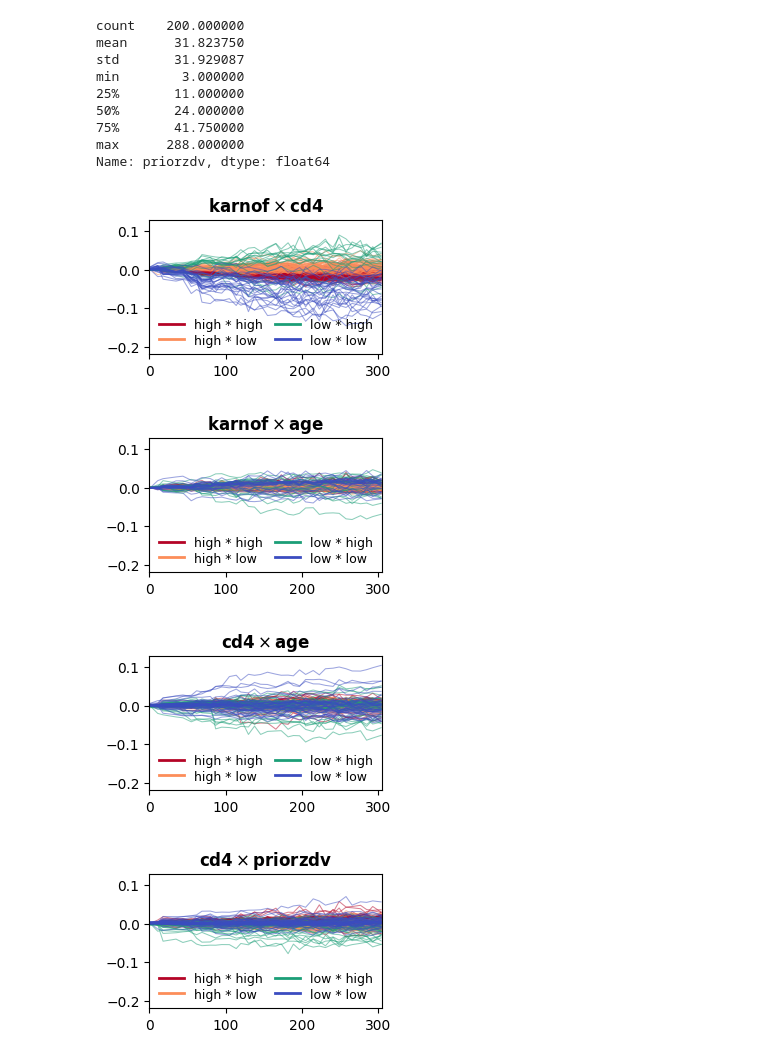
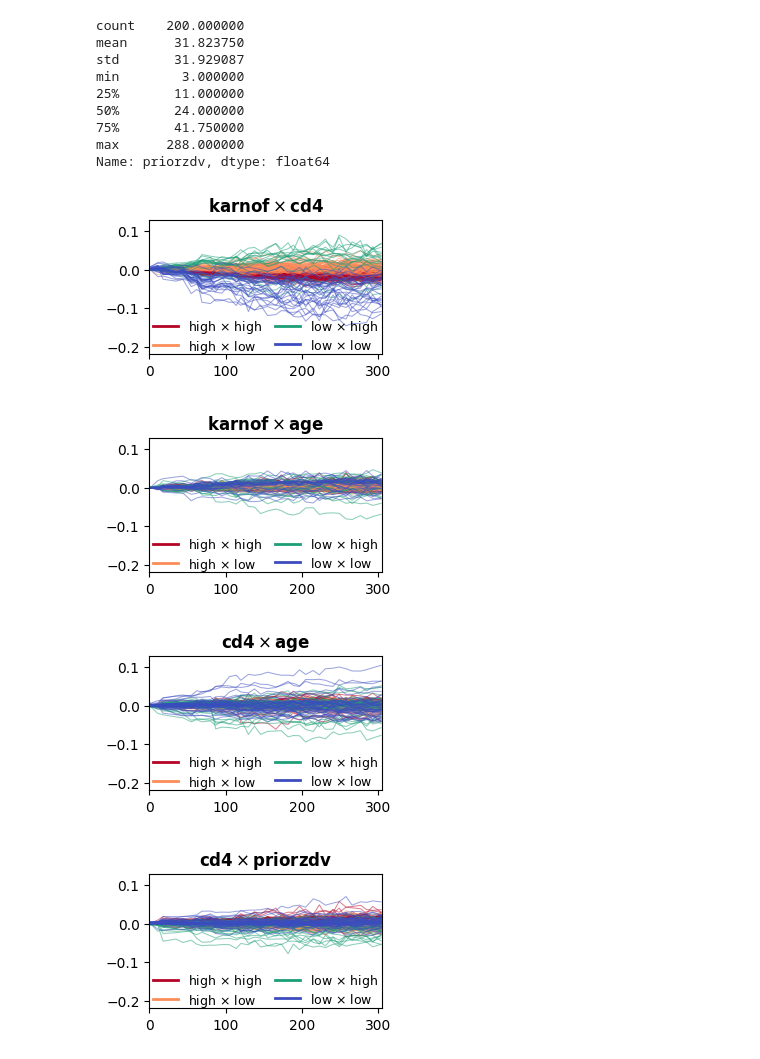
Before and after one commit to sophhan/survshapiq, a Jupyter notebook: experiments/explain_actg.ipynb, the cells around one changed output. Drawn from its saved outputs; the diff is of its cells as text; code cells hidden in the pictures.

```diff
--- a/experiments/explain_actg.ipynb
+++ b/experiments/explain_actg.ipynb
@@ -259,12 +256,10 @@ for feature_name in df_plot2_attribution.feature.unique():
     ax.set_xlim(0, 305)
     ax.set_ylim(-0.22, 0.13)
     ax.set_title("$\mathbf{" + feature_name + "}$ (order 2)")
-    # if feature_name == "age":
-    #     ax.set_xlabel('Time')
-    #     ax.set_ylabel(' ')
-    # if feature_name == "karnof":
-    #     ax.set_xlabel('')
-    #     ax.set_ylabel('Attribution')
+    if feature_name in ["karnof", "cd4"]:
+        ax.set_xlabel('Time')
+    if feature_name in ["karnof", "priorzdv"]:
+        ax.set_ylabel('Attribution')
     # if feature_name == "priorzdv":
     #     ax.set_xlabel(' ')
     #     ax.set_ylabel(' ')
@@ -287,10 +282,10 @@ for feature_name in df_plot2_attribution.feature.unique():
 [figure]
 # %%
 palette = {
-    "high * high": "#b40426",
-    "high * low": "#fc8d59",
-    "low * high": "#1b9e77",
-    "low * low": "#3b4cc0"
+    "high $\\times$ high": "#b40426",
+    "high $\\times$ low": "#fc8d59",
+    "low $\\times$ high": "#1b9e77",
+    "low $\\times$ low": "#3b4cc0"
 }
 # %%
 X_explain.priorzdv.describe()
@@ -312,40 +307,40 @@ for feature_name in ['karnof * cd4', 'karnof * age', 'cd4 * age', 'cd4 * priorzd
         high_karnof = (X_explain.loc[:, "karnof"].repeat(35) >= X_explain.loc[:, "karnof"].median())
         high_cd4 = (X_explain.loc[:, "cd4"].repeat(35) >= 50)
         tcolor = np.empty(temp.shape[0], dtype=np.dtypes.StringDType())
-        tcolor[high_karnof & high_cd4] = "high * high"
-        tcolor[high_karnof & ~high_cd4] = "high * low"
-        tcolor[~high_karnof & high_cd4] = "low * high"
-        tcolor[~high_karnof & ~high_cd4] = "low * low"
+        tcolor[high_karnof & high_cd4] = "high $\\times$ high"
+        tcolor[high_karnof & ~high_cd4] = "high $\\times$ low"
+        tcolor[~high_karnof & high_cd4] = "low $\\times$ high"
+        tcolor[~high_karnof & ~high_cd4] = "low $\\times$ low"
         temp = temp.assign(color=tcolor)
 
     if feature_name == 'karnof * age':
         high_karnof = (X_explain.loc[:, "karnof"].repeat(35) >= X_explain.loc[:, "karnof"].median())
         high_age = (X_explain.loc[:, "age"].repeat(35) >= X_explain.loc[:, "age"].median())
         tcolor = np.empty(temp.shape[0], dtype=np.dtypes.StringDType())
-        tcolor[high_karnof & high_age] = "high * high"
-        tcolor[high_karnof & ~high_age] = "high * low"
-        tcolor[~high_karnof & high_age] = "low * high"
-        tcolor[~high_karnof & ~high_age] = "low * low"
+        tcolor[high_karnof & high_age] = "high $\\times$ high"
+        tcolor[high_karnof & ~high_age] = "high $\\times$ low"
+        tcolor[~high_karnof & high_age] = "low $\\times$ high"
+        tcolor[~high_karnof & ~high_age] = "low $\\times$ low"
         temp = temp.assign(color=tcolor)
 
     if feature_name == 'cd4 * age':
         high_cd4 = (X_explain.loc[:, "cd4"].repeat(35) >= 50)
         high_age = (X_explain.loc[:, "age"].repeat(35) >= X_explain.loc[:, "age"].median())
         tcolor = np.empty(temp.shape[0], dtype=np.dtypes.StringDType())
-        tcolor[high_cd4 & high_age] = "high * high"
-        tcolor[high_cd4 & ~high_age] = "high * low"
-        tcolor[~high_cd4 & high_age] = "low * high"
-        tcolor[~high_cd4 & ~high_age] = "low * low"
+        tcolor[high_cd4 & high_age] = "high $\\times$ high"
+        tcolor[high_cd4 & ~high_age] = "high $\\times$ low"
+        tcolor[~high_cd4 & high_age] = "low $\\times$ high"
+        tcolor[~high_cd4 & ~high_age] = "low $\\times$ low"
         temp = temp.assign(color=tcolor)
 
     if feature_name == 'cd4 * priorzdv':
         high_cd4 = (X_explain.loc[:, "cd4"].repeat(35) >= 50)
         high_priorzdv = (X_explain.loc[:, "priorzdv"].repeat(35) >= X_explain.loc[:, "priorzdv"].median())
         tcolor = np.empty(temp.shape[0], dtype=np.dtypes.StringDType())
-        tcolor[high_cd4 & high_priorzdv] = "high * high"
-        tcolor[high_cd4 & ~high_priorzdv] = "high * low"
-        tcolor[~high_cd4 & high_priorzdv] = "low * high"
-        tcolor[~high_cd4 & ~high_priorzdv] = "low * low"
+        tcolor[high_cd4 & high_priorzdv] = "high $\\times$ high"
+        tcolor[high_cd4 & ~high_priorzdv] = "high $\\times$ low"
+        tcolor[~high_cd4 & high_priorzdv] = "low $\\times$ high"
+        tcolor[~high_cd4 & ~high_priorzdv] = "low $\\times$ low"
         temp = temp.assign(color=tcolor)
 
     fig, ax = plt.subplots(figsize=(3, 1.75))
@@ -353,45 +348,37 @@ for feature_name in ['karnof * cd4', 'karnof * age', 'cd4 * age', 'cd4 * priorzd
     for group, group_data in temp.groupby("color"):
         for id_val in group_data.id.unique():
             line_data = group_data[group_data.id == id_val].sort_values("time")
             x = line_data["time"].values
             y = line_data["value"].values
             ax.plot(x, y, color=palette[group], alpha=0.5, linewidth=0.75)
 
     ax.set_xlim(0, 305)
     ax.set_ylim(-0.22, 0.13)
     feat1 = feature_name.split(" * ")[0]
     feat2 = feature_name.split(" * ")[1]
     ax.set_title("$\mathbf{" + feat1 + "} \\times \mathbf{" + feat2 + "}$")
 
-    # Label setup
-    # if feature_name == "karnof * cd4":
-    #     ax.set_xlabel('Time')
-    #     ax.set_ylabel('Attribution')
-    # if feature_name == "cd4 * priorzdv":
-    #     ax.set_xlabel('Time')
-    #     ax.set_ylabel(' ')
-
     # Add legend
     handles = [plt.Line2D([0], [0], color=color, lw=2, label=label) for label, color in palette.items()]
     ax.legend(
         handles=handles,
         loc="upper center",
         bbox_to_anchor=(0.5, 0.35),  # Adjust position below plot
         ncol=2,  # Spread out horizontally
         frameon=False,
         fontsize=9,
         columnspacing=1,
         labelspacing=0.2
     )
 
     # Save
     plt.savefig(f'results/actg_order2_global_{feature_name.replace(" * ", "-")}_v1.pdf', bbox_inches="tight", pad_inches=0.01)
     # plt.close()
 # %% [output]
-[figure, old version]
+[figure, new version]
-[figure, old version]
+[figure, new version]
-[figure, old version]
+[figure, new version]
-[figure, old version]
+[figure, new version]
 # %%
 style_map = {
     "70": "solid",
```
Also changed, not shown: parts of 7 cells of this notebook, 57 other files.
